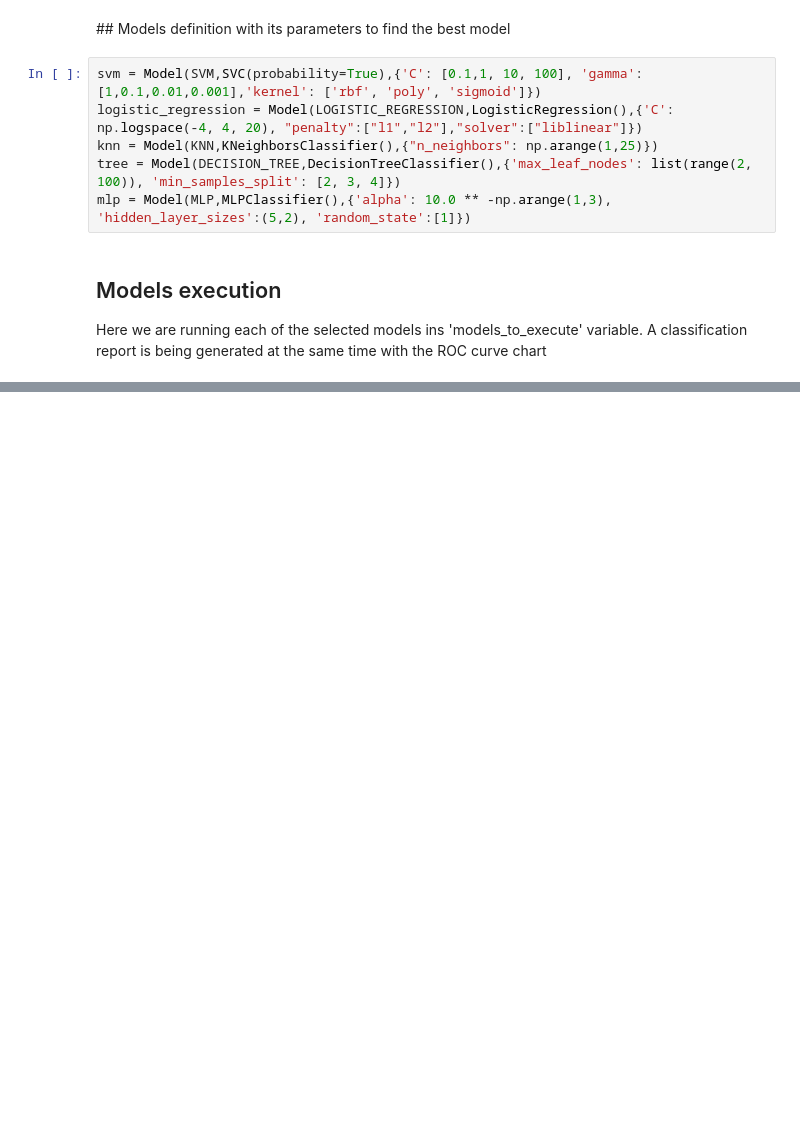
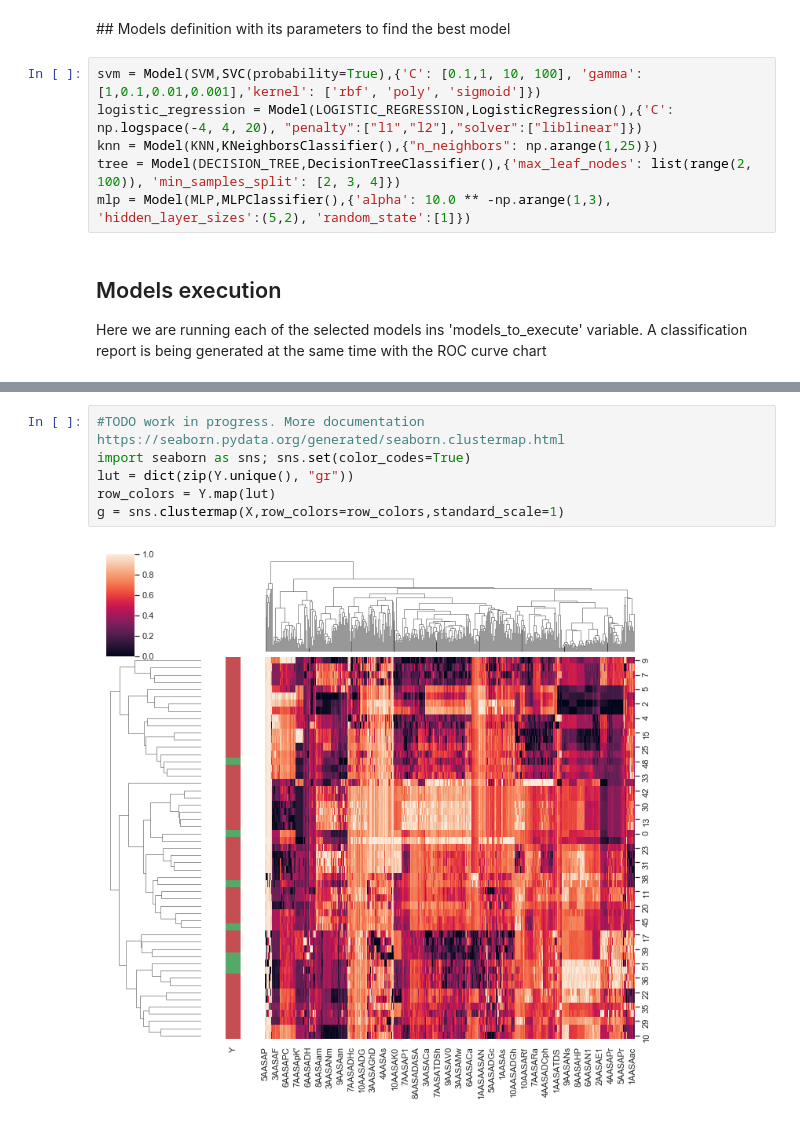
Before and after one commit to gmaldonado/lysozyme_analysis, a Jupyter notebook: notebooks/analysis.ipynb, the cells around one changed output, grey strips where cells are left out. Cells and saved outputs as stored; diff of their text form; blank space fills up the shorter version.

```diff
--- a/notebooks/analysis.ipynb
+++ b/notebooks/analysis.ipynb
@@ -67,0 +112,8 @@ weighted avg       0.77      0.88      0.82         8
+# %%
+#TODO work in progress. More documentation https://seaborn.pydata.org/generated/seaborn.clustermap.html
+import seaborn as sns; sns.set(color_codes=True)
+lut = dict(zip(Y.unique(), "gr"))
+row_colors = Y.map(lut)
+g = sns.clustermap(X,row_colors=row_colors,standard_scale=1)
+# %% [output]
+[figure, added]
```
Also changed, not shown: parts of 1 cell of this notebook.
